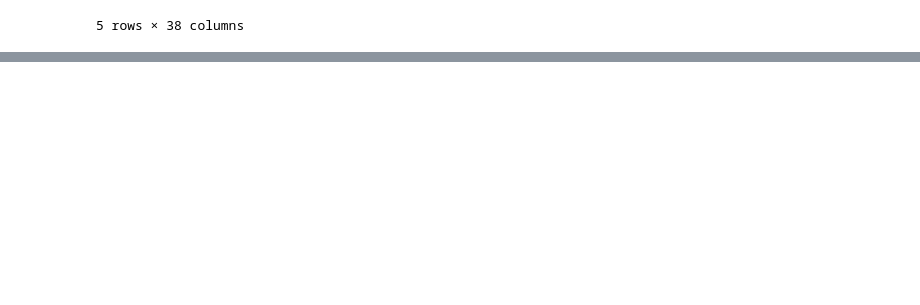
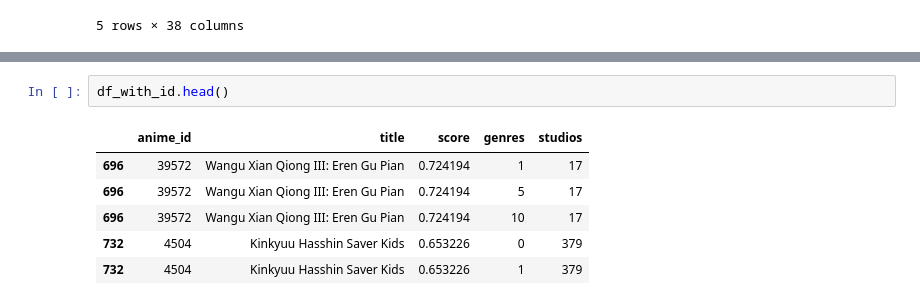
Before and after one commit to Phanuruj3146/AniMatch, a Jupyter notebook: kmeans.ipynb, the cells around one changed output, grey strips where cells are left out. Drawn from its saved outputs; the diff is of its cells as text; blank space fills up the shorter version.

```diff
--- a/kmeans.ipynb
+++ b/kmeans.ipynb
@@ -108,0 +158,9 @@ array([0, 0, 0, ..., 0, 0, 0])
+# %%
+df_with_id.head()
+# %% [output]
+|  | anime_id | title | score | genres | studios |
+| 696 | 39572 | Wangu Xian Qiong III: Eren Gu Pian | 0.724194 | 1 | 17 |
+| 696 | 39572 | Wangu Xian Qiong III: Eren Gu Pian | 0.724194 | 5 | 17 |
+| 696 | 39572 | Wangu Xian Qiong III: Eren Gu Pian | 0.724194 | 10 | 17 |
+| 732 | 4504 | Kinkyuu Hasshin Saver Kids | 0.653226 | 0 | 379 |
+| 732 | 4504 | Kinkyuu Hasshin Saver Kids | 0.653226 | 1 | 379 |
```
Also changed, not shown: parts of 13 cells of this notebook.
